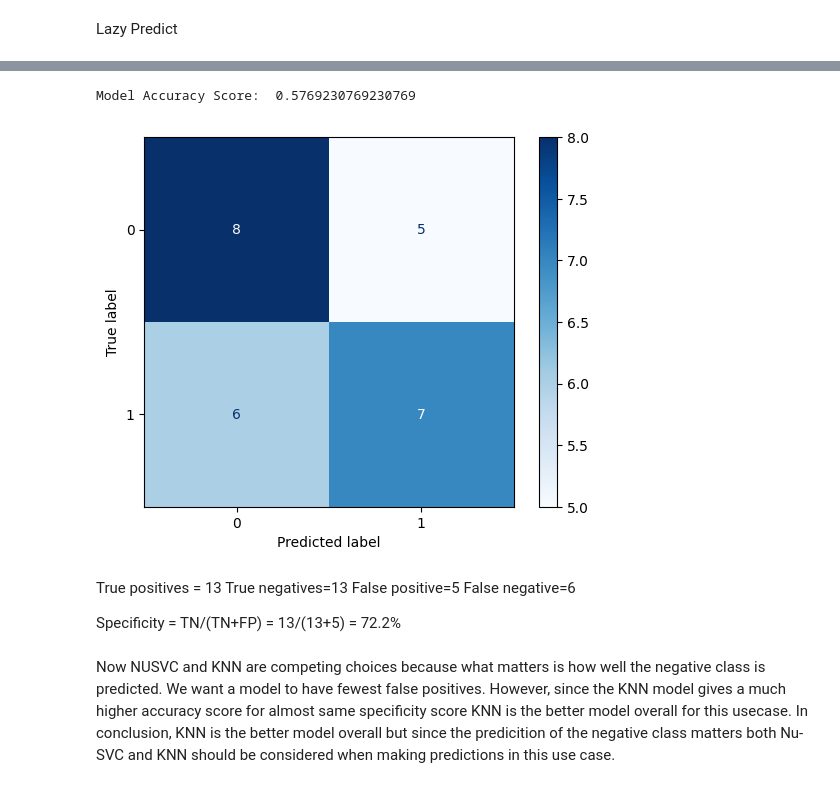
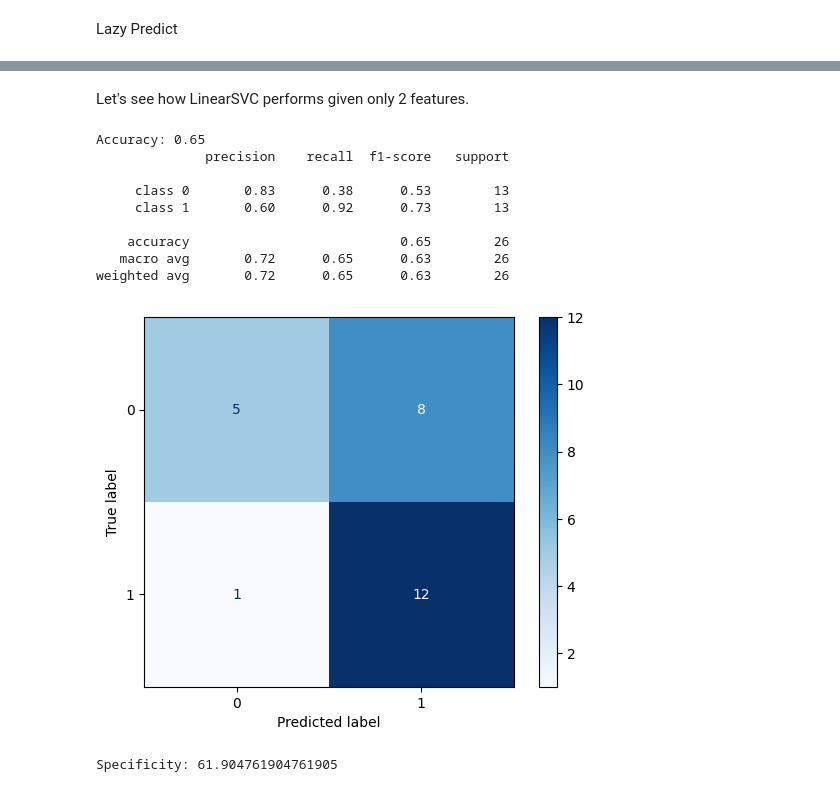
Before and after one commit to pranav-netizen/GzHmM9Jpdpfq0fdG, a Jupyter notebook: first-project-apziva.ipynb, the cells around one changed output, grey strips where cells are left out. Cells and saved outputs as stored; diff of their text form; code cells hidden in the pictures.

```diff
--- a/first-project-apziva.ipynb
+++ b/first-project-apziva.ipynb
@@ -196,0 +195,6 @@ Model accuracy score: 0.6923
+# %%
+from sklearn.metrics import classification_report
+
+
+target_names = ['class 0', 'class 1']
+print(classification_report(y_test, y_pred_test, target_names=target_names))
@@ -300,12 +365,12 @@ Logistic regression had accuracy of 69% and specificity of 62% while KNN had an
 # %%
-from sklearn.svm import NuSVC
+X = data.drop(['Y','X1','X2','X3','X4'], axis=1)
+
+y = data['Y']
 
 # split X and y into training and testing sets
 
 X_train, X_test, y_train, y_test = train_test_split(X, y, test_size = 0.2, random_state = 0)
 
-#default nu=0.5
-nsvc = NuSVC()
-nsvc.fit(X_train, y_train)
-y_pred = nsvc.predict(X_test)
-score = nsvc.score(X_test, y_test)
+clf = LazyClassifier(verbose=0,ignore_warnings=True, custom_metric=None)
+models,predictions = clf.fit(X_train, X_test, y_train, y_test)
+print(models)
@@ -312,22 +395,39 @@ score = nsvc.score(X_test, y_test)
-# %%
-print("Model Accuracy Score: ", score)
-# %% [output]
-Model Accuracy Score:  0.5769230769230769
-# %%
-cm = confusion_matrix(y_test, y_pred)
-cm_display = ConfusionMatrixDisplay(confusion_matrix=cm)
-cm_display.plot(cmap=plt.cm.Blues, values_format='d')
-plt.show()
-# %% [output]
-[figure, removed]
-# %% [markdown]
-True positives = 13
-True negatives=13
-False positive=5
-False negative=6
-
-Specificity = TN/(TN+FP) = 13/(13+5) = 72.2%
-# %% [markdown]
-Now NUSVC and KNN are competing choices because what matters is how well the negative class is predicted. We want a model to have fewest false positives.
-However, since the KNN model gives a much higher accuracy score for almost same specificity score KNN is the better model overall for this usecase.
-In conclusion, KNN is the better model overall but since the predicition of the negative class matters both Nu-SVC and KNN should be considered when making predictions in this use case.
+# %% [markdown]
+Let's see how LinearSVC performs given only 2 features.
+# %%
+from sklearn.svm import LinearSVC
+
+# Initialize the LinearSVC model
+model = LinearSVC(max_iter=10000, random_state=42)
+
+# Train the model
+model.fit(X_train, y_train)
+
+# Make predictions
+y_pred = model.predict(X_test)
+
+# Evaluate the model
+accuracy = accuracy_score(y_test, y_pred)
+print(f'Accuracy: {accuracy:.2f}')
+print(classification_report(y_test, y_pred, target_names=target_names))
+
+#Display confusion matrix
+cm = confusion_matrix(y_test, y_pred)
+cm_display = ConfusionMatrixDisplay(confusion_matrix=cm)
+cm_display.plot(cmap=plt.cm.Blues, values_format='d')
+plt.show()
+# %% [output]
+Accuracy: 0.65
+              precision    recall  f1-score   support
+
+     class 0       0.83      0.38      0.53        13
+     class 1       0.60      0.92      0.73        13
+
+    accuracy                           0.65        26
+   macro avg       0.72      0.65      0.63        26
+weighted avg       0.72      0.65      0.63        26
+[figure, added]
+# %%
+print(f'Specificity: {specificity_calculator(13,8)}')
+# %% [output]
+Specificity: 61.904761904761905
```
Also changed, not shown: parts of 40 cells of this notebook.
